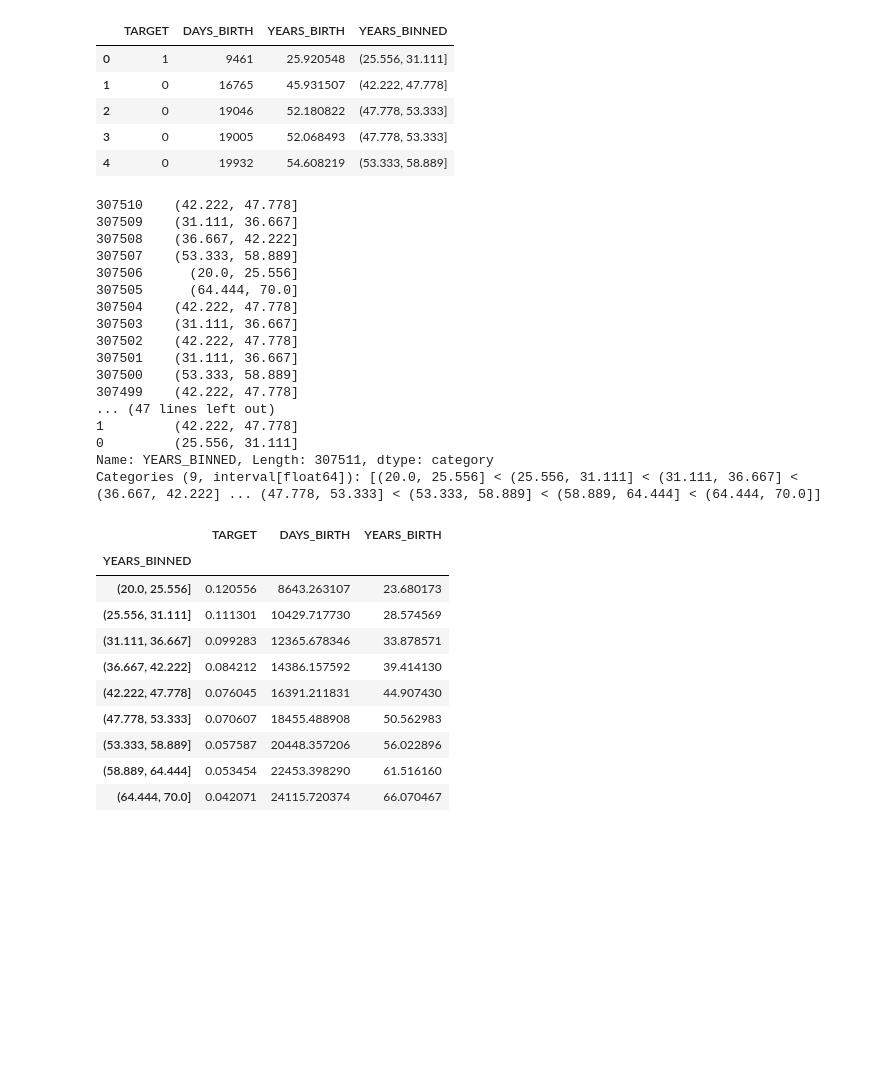
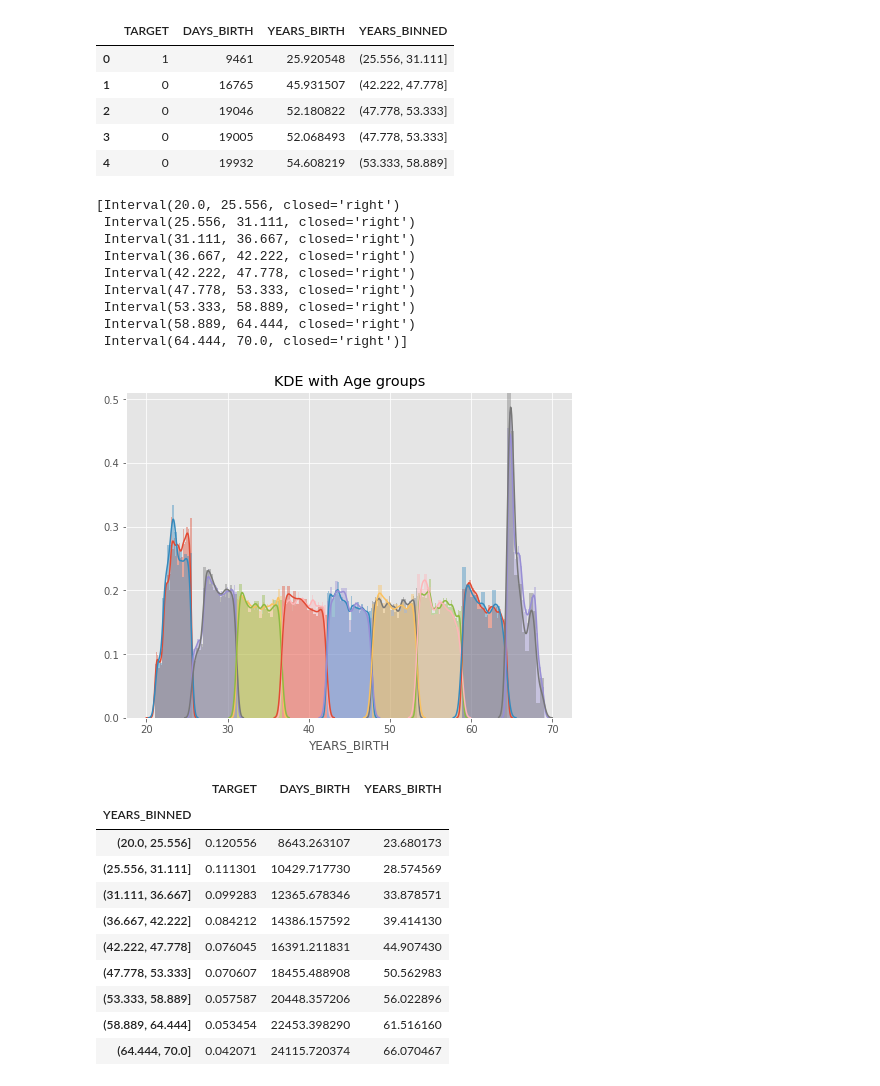
Before and after one commit to IanFan/ML100-Days_2, a Jupyter notebook: Day_011_HW.ipynb, the cells around one changed output. Cells and saved outputs as stored; diff of their text form; code cells hidden in the pictures; blank space fills up the shorter version.

```diff
--- a/Day_011_HW.ipynb
+++ b/Day_011_HW.ipynb
@@ -83,38 +83,31 @@ Name: YEARS_BINNED, dtype: int64
 # %%
 # 繪圖前先排序 / 分組
 """
 Your Code Here
 """
-year_group_sorted = age_data['YEARS_BINNED'].sort_index(ascending=False)
+year_group_sorted = np.sort(age_data['YEARS_BINNED'].unique())
 print(year_group_sorted)
 
-# plt.figure(figsize=(8,6))
-# for i in range(len(year_group_sorted)):
-#     sns.distplot(age_data.loc[(age_data['YEARS_BINNED'] == year_group_sorted[i]) & \
-#                               (age_data['TARGET'] == 0), 'YEARS_BIRTH'], label = str(year_group_sorted[i]))
+plt.figure(figsize=(8,6))
+for i in range(len(year_group_sorted)):
+    sns.distplot(age_data.loc[(age_data['YEARS_BINNED'] == year_group_sorted[i]) & \
+                              (age_data['TARGET'] == 0), 'YEARS_BIRTH'], label = str(year_group_sorted[i]))
 
-#     sns.distplot(age_data.loc[(age_data['YEARS_BINNED'] == year_group_sorted[i]) & \
-#                               (age_data['TARGET'] == 1), 'YEARS_BIRTH'], label = str(year_group_sorted[i]))
-# plt.title('KDE with Age groups')
-# plt.show()
+    sns.distplot(age_data.loc[(age_data['YEARS_BINNED'] == year_group_sorted[i]) & \
+                              (age_data['TARGET'] == 1), 'YEARS_BIRTH'], label = str(year_group_sorted[i]))
+plt.title('KDE with Age groups')
+plt.show()
 # %% [output]
-307510    (42.222, 47.778]
-307509    (31.111, 36.667]
-307508    (36.667, 42.222]
-307507    (53.333, 58.889]
-307506      (20.0, 25.556]
-307505      (64.444, 70.0]
-307504    (42.222, 47.778]
-307503    (31.111, 36.667]
-307502    (42.222, 47.778]
-307501    (31.111, 36.667]
-307500    (53.333, 58.889]
-307499    (42.222, 47.778]
-... (47 lines left out)
-1         (42.222, 47.778]
-0         (25.556, 31.111]
-Name: YEARS_BINNED, Length: 307511, dtype: category
-Categories (9, interval[float64]): [(20.0, 25.556] < (25.556, 31.111] < (31.111, 36.667] < (36.667, 42.222] ... (47.778, 53.333] < (53.333, 58.889] < (58.889, 64.444] < (64.444, 70.0]]
+[Interval(20.0, 25.556, closed='right')
+ Interval(25.556, 31.111, closed='right')
+ Interval(31.111, 36.667, closed='right')
+ Interval(36.667, 42.222, closed='right')
+ Interval(42.222, 47.778, closed='right')
+ Interval(47.778, 53.333, closed='right')
+ Interval(53.333, 58.889, closed='right')
+ Interval(58.889, 64.444, closed='right')
+ Interval(64.444, 70.0, closed='right')]
+[figure, added]
 # %%
 # 計算每個年齡區間的 Target、DAYS_BIRTH與 YEARS_BIRTH 的平均值
 age_groups  = age_data.groupby('YEARS_BINNED').mean()
```
Also changed, not shown: parts of 1 cell of this notebook, 1 other file.
